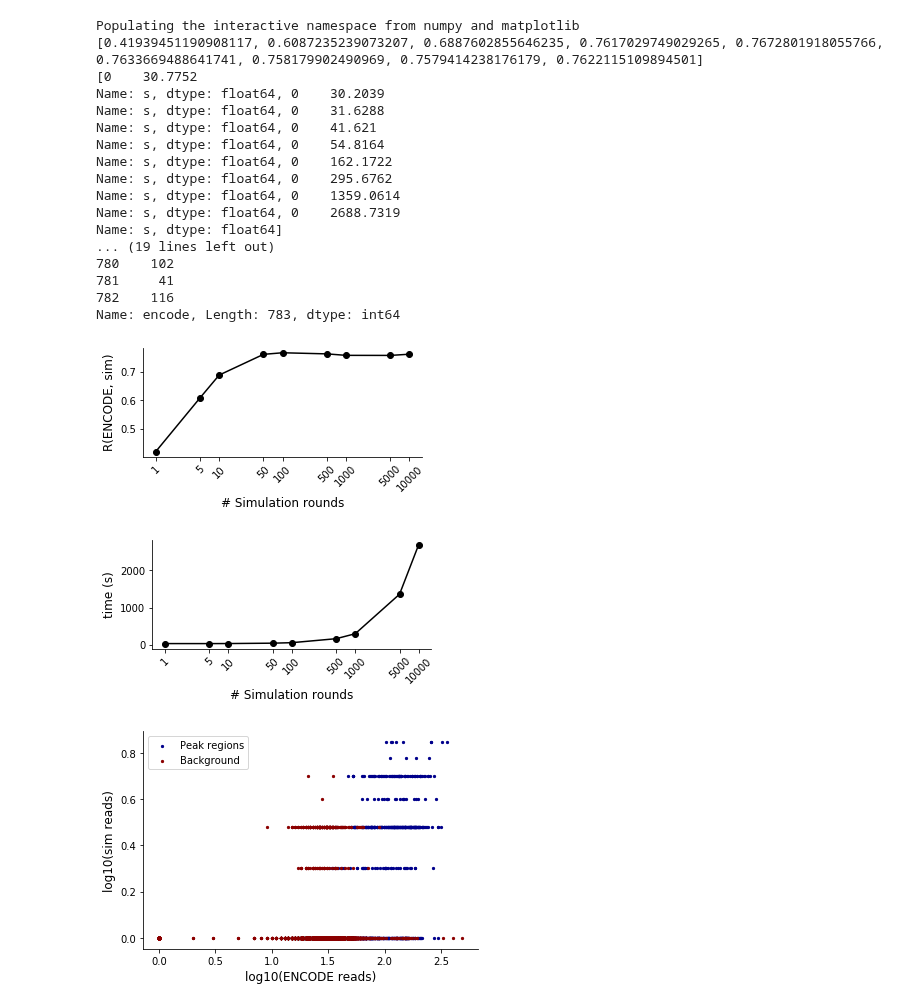
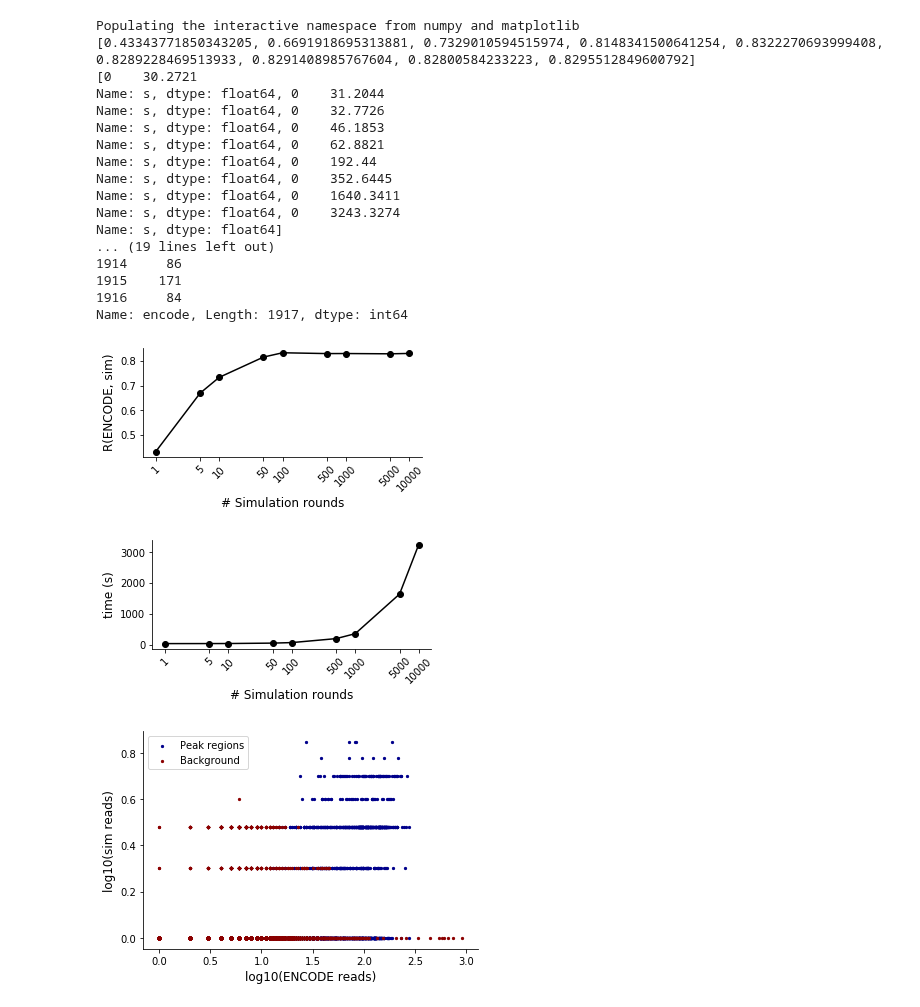
Before and after one commit to gymreklab/chips, a Jupyter notebook: paper-analyses/workflows/fig1-eval/ChIPs-Figure1-Eval.ipynb, the cells around one changed output. Saved outputs shown, nothing was run; the diff lists cells and outputs as text; code cells hidden in the pictures.

```diff
--- a/paper-analyses/workflows/fig1-eval/ChIPs-Figure1-Eval.ipynb
+++ b/paper-analyses/workflows/fig1-eval/ChIPs-Figure1-Eval.ipynb
@@ -10,7 +10,7 @@ import scipy.stats
 
 NUMCOPIES = np.array([1, 5, 10, 50, 100, 500, 1000, 5000, 10000])
 OUTPREFIX = "GM12878_CTCF_ENCFF406XWF_ENCFF833FTF"
-WINDOWSIZE = 5
+WINDOWSIZE = 1
 
 peak = pd.read_csv("windows/%s-%skb.peak.encode.counts"%(OUTPREFIX, WINDOWSIZE),
                          sep="\t",
@@ -54,47 +54,47 @@ fig = plt.figure()
 fig.set_size_inches((5, 2))
 ax = fig.add_subplot(111)
 ax.plot(np.log10(NUMCOPIES), times, color="black", marker="o")
 ax.set_xticks(np.log10(NUMCOPIES))
 ax.set_xticklabels(NUMCOPIES, rotation=45)
 ax.set_xlabel("# Simulation rounds", size=12)
 ax.set_ylabel("time (s)", size=12)
 ax.spines['right'].set_visible(False)
 ax.spines['top'].set_visible(False)
 ax.yaxis.set_ticks_position('left')
 ax.xaxis.set_ticks_position('bottom')
 
 print(peak[1], peak["encode"])
 
 # Get scatter plot of counts
 fig = plt.figure()
 ax = fig.add_subplot(111)
 ax.scatter(np.log10(peak["encode"]+1), np.log10(peak[1]+1), color="darkblue", s=5, label="Peak regions")
 ax.scatter(np.log10(nopeak["encode"]+1), np.log10(nopeak[1]+1), color="darkred", s=5, label="Background")
 ax.spines['right'].set_visible(False)
 ax.spines['top'].set_visible(False)
 ax.yaxis.set_ticks_position('left')
 ax.xaxis.set_ticks_position('bottom')
 ax.set_xlabel("log10(ENCODE reads)", size=12)
 ax.set_ylabel("log10(sim reads)", size=12);
 ax.legend(loc="upper left");
 # %% [output]
 Populating the interactive namespace from numpy and matplotlib
-[0.41939451190908117, 0.6087235239073207, 0.6887602855646235, 0.7617029749029265, 0.7672801918055766, 0.7633669488641741, 0.758179902490969, 0.7579414238176179, 0.7622115109894501]
-[0    30.7752
-Name: s, dtype: float64, 0    30.2039
-Name: s, dtype: float64, 0    31.6288
-Name: s, dtype: float64, 0    41.621
-Name: s, dtype: float64, 0    54.8164
-Name: s, dtype: float64, 0    162.1722
-Name: s, dtype: float64, 0    295.6762
-Name: s, dtype: float64, 0    1359.0614
-Name: s, dtype: float64, 0    2688.7319
+[0.43343771850343205, 0.6691918695313881, 0.7329010594515974, 0.8148341500641254, 0.8322270693999408, 0.8289228469513933, 0.8291408985767604, 0.82800584233223, 0.8295512849600792]
+[0    30.2721
+Name: s, dtype: float64, 0    31.2044
+Name: s, dtype: float64, 0    32.7726
+Name: s, dtype: float64, 0    46.1853
+Name: s, dtype: float64, 0    62.8821
+Name: s, dtype: float64, 0    192.44
+Name: s, dtype: float64, 0    352.6445
+Name: s, dtype: float64, 0    1640.3411
+Name: s, dtype: float64, 0    3243.3274
 Name: s, dtype: float64]
 ... (19 lines left out)
-780    102
-781     41
-782    116
-Name: encode, Length: 783, dtype: int64
+1914     86
+1915    171
+1916     84
+Name: encode, Length: 1917, dtype: int64
-[figure, old version]
+[figure, new version]
-[figure, old version]
+[figure, new version]
-[figure, old version]
+[figure, new version]
```
Also changed, not shown: 3 other files.
